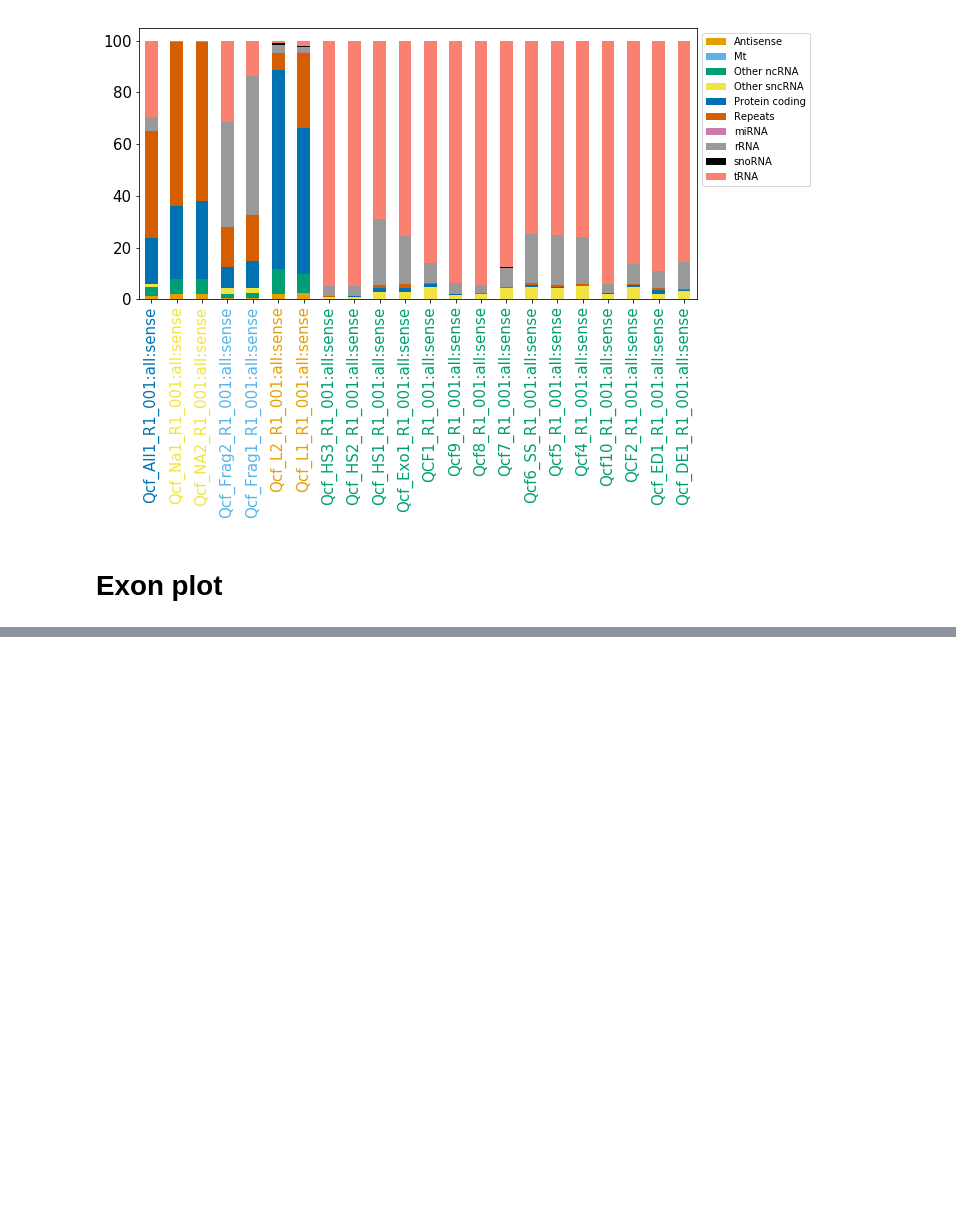
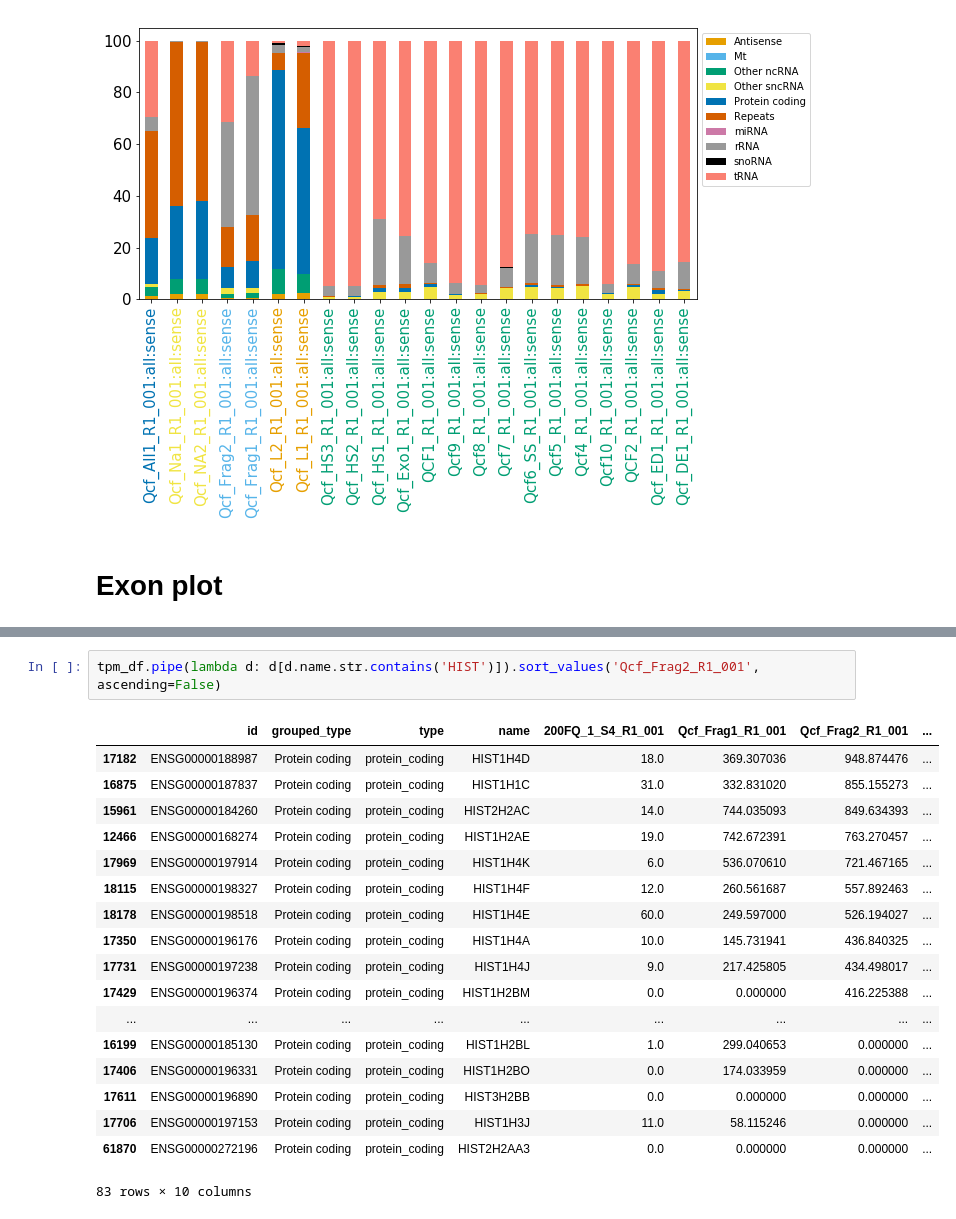
Before and after one commit to wckdouglas/cfNA, a Jupyter notebook: plots/count_explorer.ipynb, the cells around one changed output, grey strips where cells are left out. Saved outputs shown, nothing was run; the diff lists cells and outputs as text; blank space fills up the shorter version.

```diff
--- a/plots/count_explorer.ipynb
+++ b/plots/count_explorer.ipynb
@@ -630,0 +620,21 @@ cov_df.pipe(lambda d: d[d['sample'].str.contains('Frag')])
+# %%
+tpm_df.pipe(lambda d: d[d.name.str.contains('HIST')]).sort_values('Qcf_Frag2_R1_001', ascending=False)
+# %% [output]
+|  | id | grouped_type | type | name | 200FQ_1_S4_R1_001 | Qcf_Frag1_R1_001 | Qcf_Frag2_R1_001 | ... |
+| 17182 | ENSG00000188987 | Protein coding | protein_coding | HIST1H4D | 18.0 | 369.307036 | 948.874476 | ... |
+| 16875 | ENSG00000187837 | Protein coding | protein_coding | HIST1H1C | 31.0 | 332.831020 | 855.155273 | ... |
+| 15961 | ENSG00000184260 | Protein coding | protein_coding | HIST2H2AC | 14.0 | 744.035093 | 849.634393 | ... |
+| 12466 | ENSG00000168274 | Protein coding | protein_coding | HIST1H2AE | 19.0 | 742.672391 | 763.270457 | ... |
+| 17969 | ENSG00000197914 | Protein coding | protein_coding | HIST1H4K | 6.0 | 536.070610 | 721.467165 | ... |
+| 18115 | ENSG00000198327 | Protein coding | protein_coding | HIST1H4F | 12.0 | 260.561687 | 557.892463 | ... |
+| 18178 | ENSG00000198518 | Protein coding | protein_coding | HIST1H4E | 60.0 | 249.597000 | 526.194027 | ... |
+| 17350 | ENSG00000196176 | Protein coding | protein_coding | HIST1H4A | 10.0 | 145.731941 | 436.840325 | ... |
+| 17731 | ENSG00000197238 | Protein coding | protein_coding | HIST1H4J | 9.0 | 217.425805 | 434.498017 | ... |
+| 17429 | ENSG00000196374 | Protein coding | protein_coding | HIST1H2BM | 0.0 | 0.000000 | 416.225388 | ... |
+| ... | ... | ... | ... | ... | ... | ... | ... | ... |
+| 16199 | ENSG00000185130 | Protein coding | protein_coding | HIST1H2BL | 1.0 | 299.040653 | 0.000000 | ... |
+| 17406 | ENSG00000196331 | Protein coding | protein_coding | HIST1H2BO | 0.0 | 174.033959 | 0.000000 | ... |
+| 17611 | ENSG00000196890 | Protein coding | protein_coding | HIST3H2BB | 0.0 | 0.000000 | 0.000000 | ... |
+| 17706 | ENSG00000197153 | Protein coding | protein_coding | HIST1H3J | 11.0 | 58.115246 | 0.000000 | ... |
+| 61870 | ENSG00000272196 | Protein coding | protein_coding | HIST2H2AA3 | 0.0 | 0.000000 | 0.000000 | ... |
+83 rows × 10 columns
```
Also changed, not shown: parts of 6 cells of this notebook, 2 other files.
